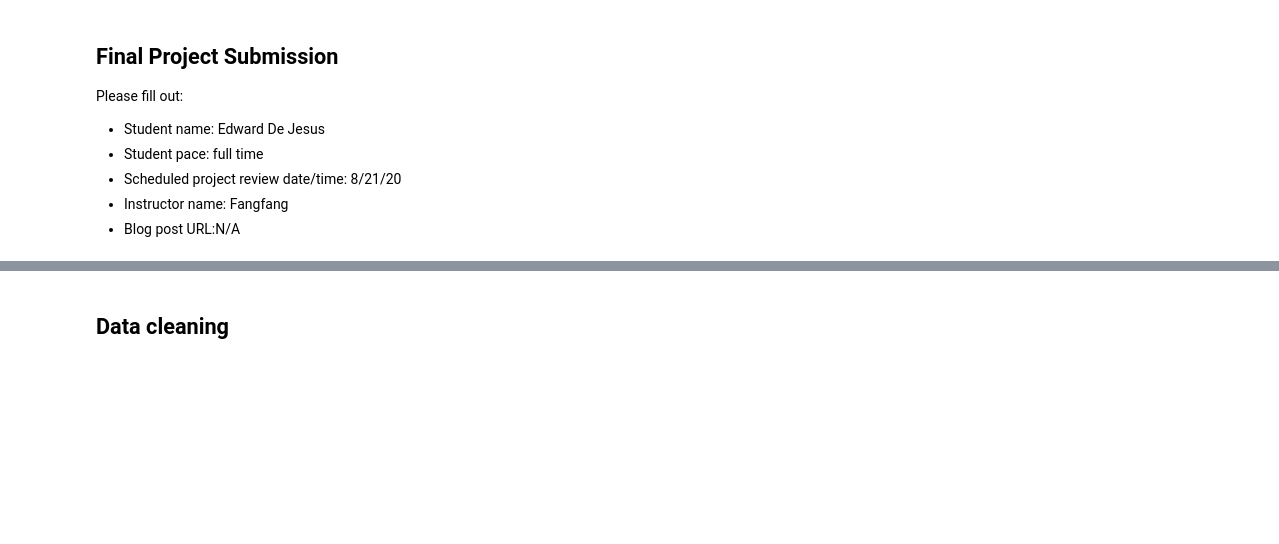
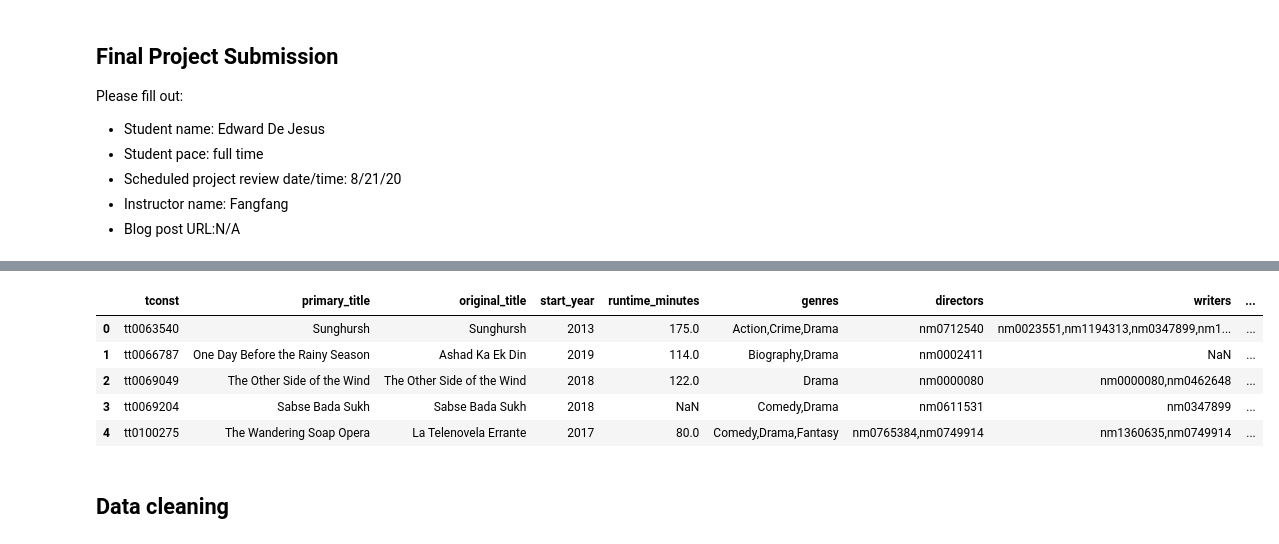
Before and after one commit to edejesus196/dsc-mod-1-project-v2-1-nyc01-dtsc-ft-080320, a Jupyter notebook: student.ipynb, the cells around one changed output, grey strips where cells are left out. Drawn from its saved outputs; the diff is of its cells as text; code cells hidden in the pictures; blank space fills up the shorter version.

```diff
--- a/student.ipynb
+++ b/student.ipynb
@@ -51,0 +18,35 @@ None
+# %%
+#Read in dataset and assigned movie_odid as the index column
+numbers_movies_data = pd.read_csv('numbers.MovieData.csv', index_col='movie_odid')
+
+#Read more recent datasets with more recent years
+numbers_movies_data2020 = pd.read_csv('numbers.MovieData2020.csv')
+numbers_movies_data2019 = pd.read_csv('numbers.MovieData2019.csv')
+
+#Read scraped datasets
+
+#Read ratings and crew info datasets
+movies_title_akas = pd.read_csv('zippedData/title.akas.csv')
+movies_title_basics = pd.read_csv('zippedData/title.basics.csv')
+movies_title_crew = pd.read_csv('zippedData/title.crew.csv')
+movies_title_principals = pd.read_csv('zippedData/title.principals.csv')
+movies_title_ratings = pd.read_csv('zippedData/title.ratings.csv')
+
+#Renaming of the id column for merging
+movies_title_akas.rename(columns = {'title_id':'tconst'}, inplace=True)
+
+
+#merging of movies_titles dataframes
+movies_title_df = movies_title_basics.merge(movies_title_crew, on='tconst') \
+                            .merge(movies_title_ratings, on='tconst')
+
+
+# Concise summary of movies dataframe
+print(numbers_movies_data.info())
+print(numbers_movies_data.shape)
+print(numbers_movies_data2019.info())
+print(numbers_movies_data2020.info())
+print(movies_title_df.info())
+
+# Preview of the movies dataframe
+numbers_movies_data.head()
@@ -52,2 +78,11 @@ None
+# %%
+movies_title_df.head()
+# %% [output]
+|  | tconst | primary_title | original_title | start_year | runtime_minutes | genres | directors | writers | ... |
+| 0 | tt0063540 | Sunghursh | Sunghursh | 2013 | 175.0 | Action,Crime,Drama | nm0712540 | nm0023551,nm1194313,nm0347899,nm1... | ... |
+| 1 | tt0066787 | One Day Before the Rainy Season | Ashad Ka Ek Din | 2019 | 114.0 | Biography,Drama | nm0002411 | NaN | ... |
+| 2 | tt0069049 | The Other Side of the Wind | The Other Side of the Wind | 2018 | 122.0 | Drama | nm0000080 | nm0000080,nm0462648 | ... |
+| 3 | tt0069204 | Sabse Bada Sukh | Sabse Bada Sukh | 2018 | NaN | Comedy,Drama | nm0611531 | nm0347899 | ... |
+| 4 | tt0100275 | The Wandering Soap Opera | La Telenovela Errante | 2017 | 80.0 | Comedy,Drama,Fantasy | nm0765384,nm0749914 | nm1360635,nm0749914 | ... |
 # %% [markdown]
 ## Data cleaning
```
Also changed, not shown: parts of 17 cells of this notebook, 3 other files.
